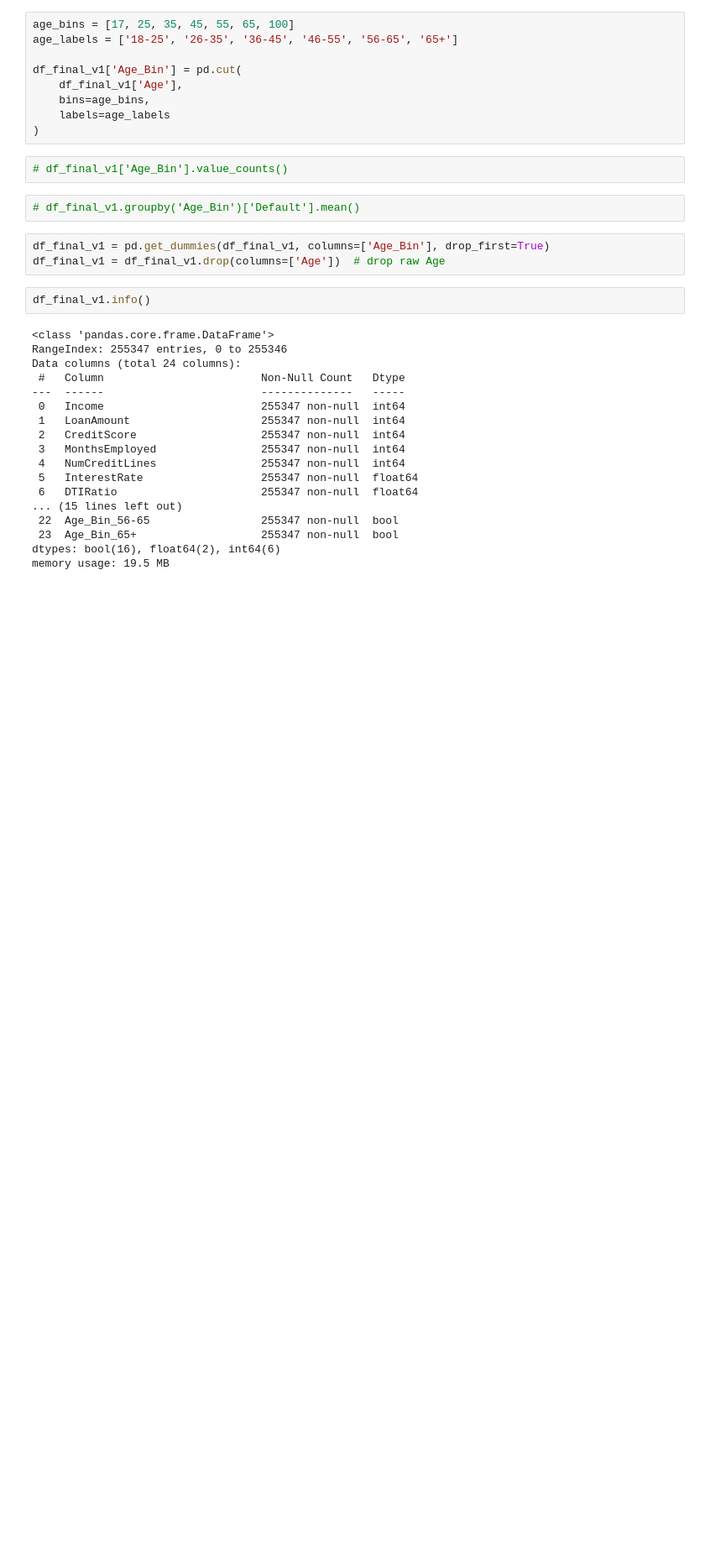
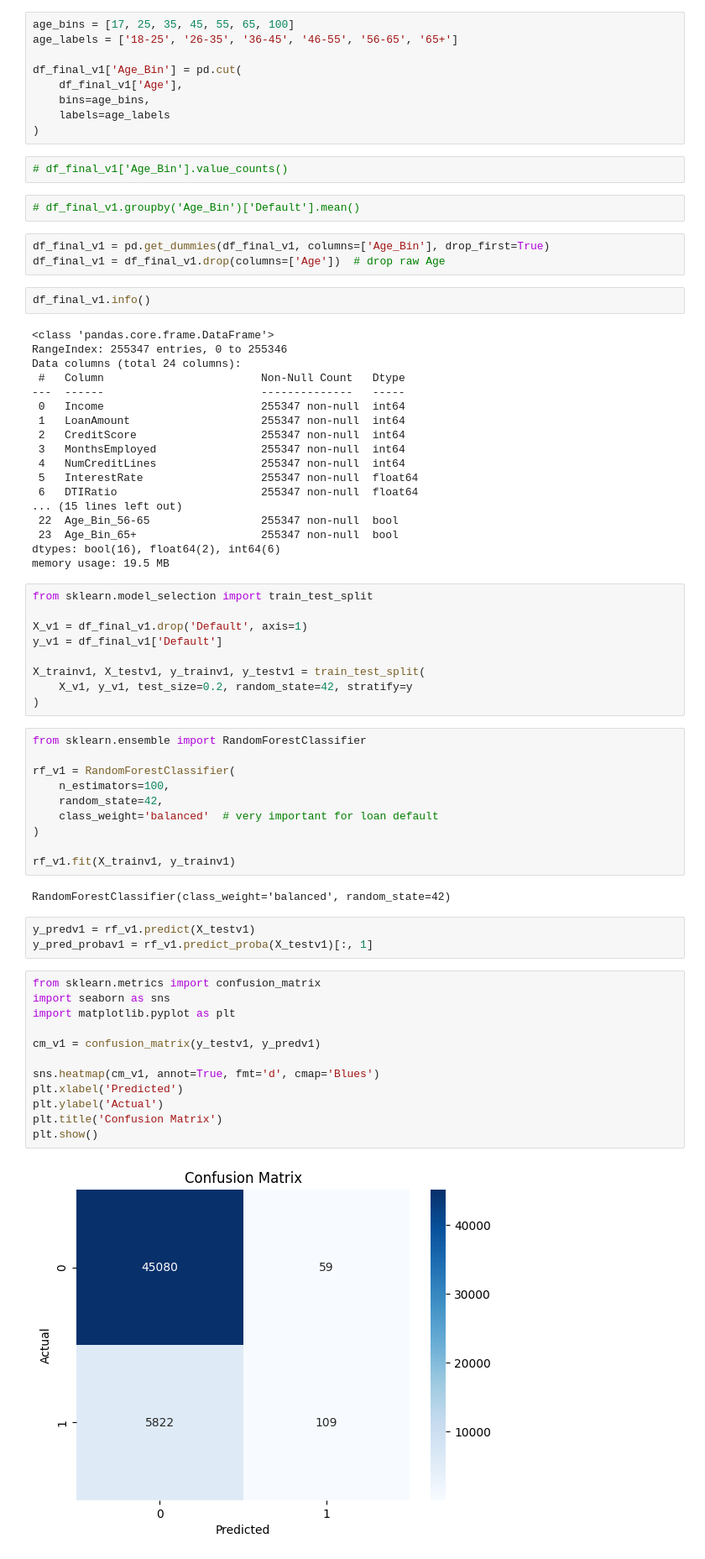
Before and after one commit to surendra-59/Loan-Prediction, a Jupyter notebook: Loan EDA.ipynb, the cells around one changed output. Shown at 84% size. Cells and saved outputs as stored; diff of their text form; blank space fills up the shorter version.

Commit message:
Again creating feature and testing model accuracy

```diff
--- a/Loan EDA.ipynb
+++ b/Loan EDA.ipynb
@@ -1040,3 +1022,41 @@ Data columns (total 24 columns):
  23  Age_Bin_65+                   255347 non-null  bool
 dtypes: bool(16), float64(2), int64(6)
 memory usage: 19.5 MB
+# %%
+from sklearn.model_selection import train_test_split
+
+X_v1 = df_final_v1.drop('Default', axis=1)
+y_v1 = df_final_v1['Default']
+
+X_trainv1, X_testv1, y_trainv1, y_testv1 = train_test_split(
+    X_v1, y_v1, test_size=0.2, random_state=42, stratify=y
+)
+# %%
+from sklearn.ensemble import RandomForestClassifier
+
+rf_v1 = RandomForestClassifier(
+    n_estimators=100,
+    random_state=42,
+    class_weight='balanced'  # very important for loan default
+)
+
+rf_v1.fit(X_trainv1, y_trainv1)
+# %% [output]
+RandomForestClassifier(class_weight='balanced', random_state=42)
+# %%
+y_predv1 = rf_v1.predict(X_testv1)
+y_pred_probav1 = rf_v1.predict_proba(X_testv1)[:, 1]
+# %%
+from sklearn.metrics import confusion_matrix
+import seaborn as sns
+import matplotlib.pyplot as plt
+
+cm_v1 = confusion_matrix(y_testv1, y_predv1)
+
+sns.heatmap(cm_v1, annot=True, fmt='d', cmap='Blues')
+plt.xlabel('Predicted')
+plt.ylabel('Actual')
+plt.title('Confusion Matrix')
+plt.show()
+# %% [output]
+[figure, added]
```
Also changed, not shown: parts of 19 cells of this notebook.
